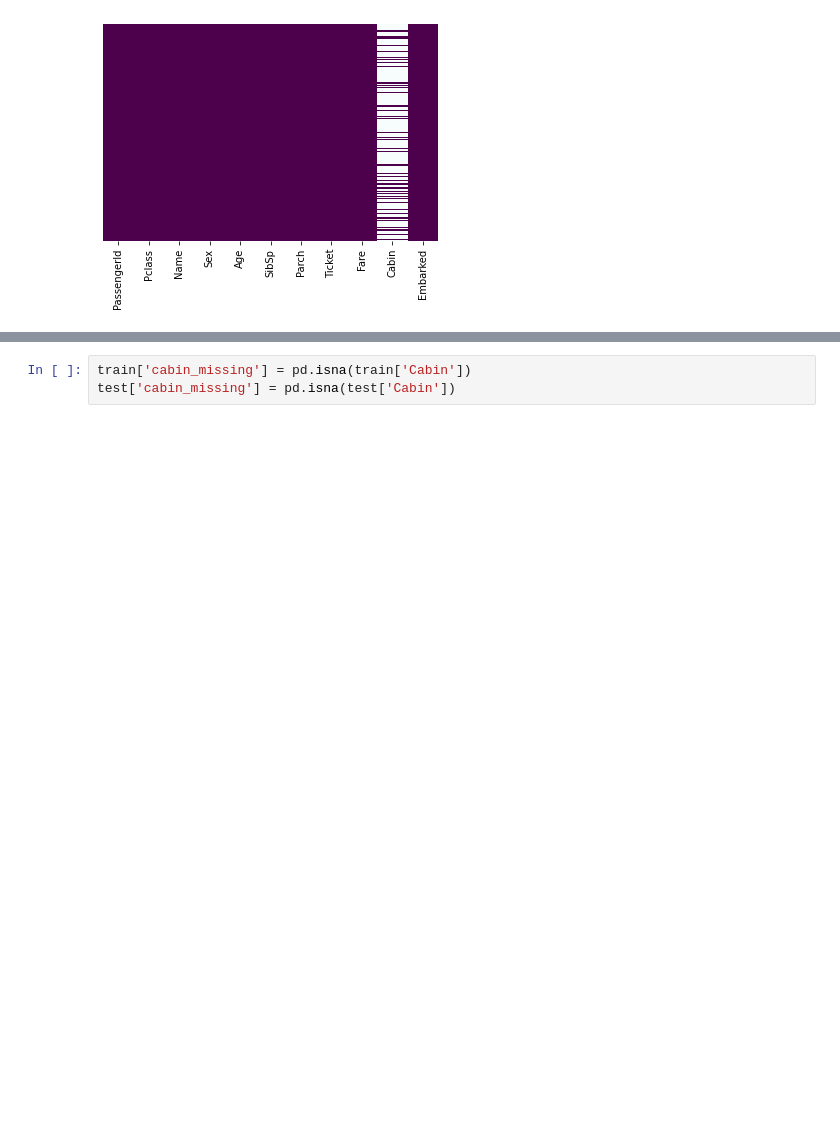
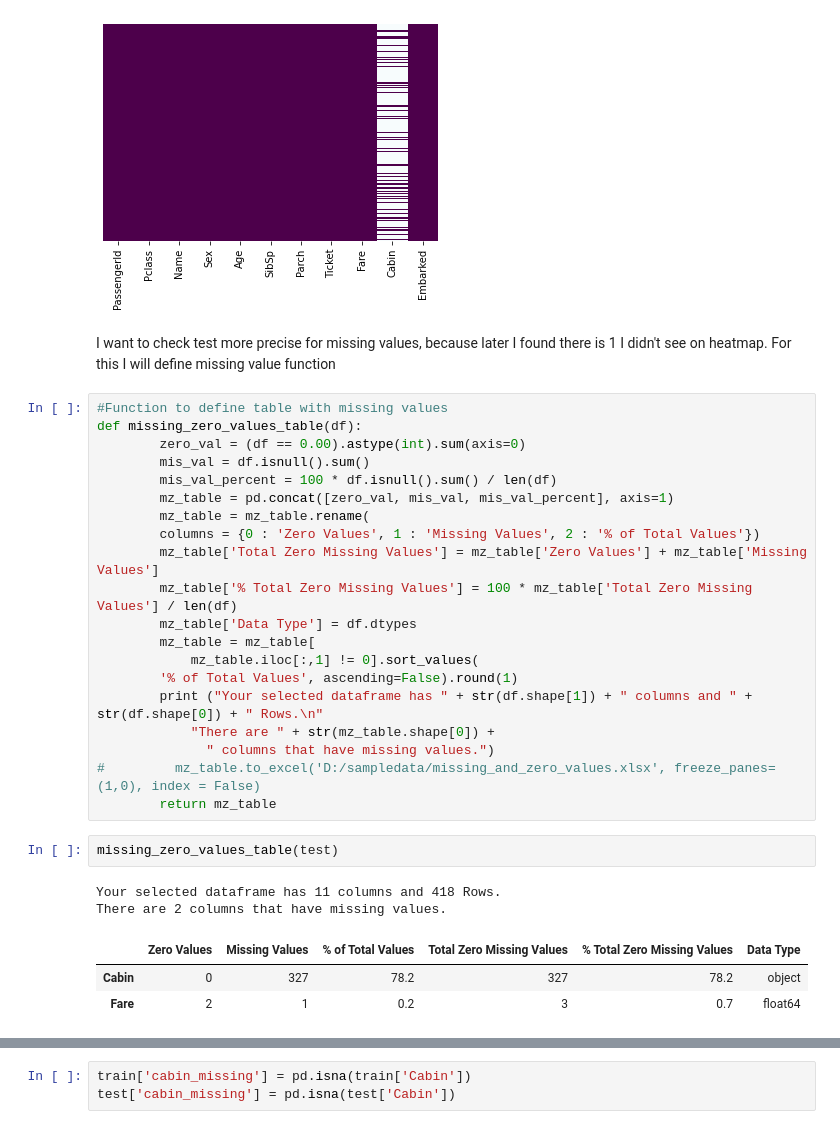
Before and after one commit to pilipentseva/nlp_assignment1, a Jupyter notebook: Assignment 1.ipynb, the cells around one changed output, grey strips where cells are left out. Saved outputs shown, nothing was run; the diff lists cells and outputs as text; blank space fills up the shorter version.

```diff
--- a/Assignment 1.ipynb
+++ b/Assignment 1.ipynb
@@ -109,3 +109,33 @@ sns.heatmap(test.isnull(), yticklabels=False,cbar=False, cmap='BuPu_r')
 # %% [output]
 <AxesSubplot:>
 [figure]
+# %% [markdown]
+I want to check test more precise for missing values, because later I found there is 1 I didn't see on heatmap. For this I will define missing value function
+# %%
+#Function to define table with missing values
+def missing_zero_values_table(df):
+        zero_val = (df == 0.00).astype(int).sum(axis=0)
+        mis_val = df.isnull().sum()
+        mis_val_percent = 100 * df.isnull().sum() / len(df)
+        mz_table = pd.concat([zero_val, mis_val, mis_val_percent], axis=1)
+        mz_table = mz_table.rename(
+        columns = {0 : 'Zero Values', 1 : 'Missing Values', 2 : '% of Total Values'})
+        mz_table['Total Zero Missing Values'] = mz_table['Zero Values'] + mz_table['Missing Values']
+        mz_table['% Total Zero Missing Values'] = 100 * mz_table['Total Zero Missing Values'] / len(df)
+        mz_table['Data Type'] = df.dtypes
+        mz_table = mz_table[
+            mz_table.iloc[:,1] != 0].sort_values(
+        '% of Total Values', ascending=False).round(1)
+        print ("Your selected dataframe has " + str(df.shape[1]) + " columns and " + str(df.shape[0]) + " Rows.\n"
+            "There are " + str(mz_table.shape[0]) +
+              " columns that have missing values.")
+#         mz_table.to_excel('D:/sampledata/missing_and_zero_values.xlsx', freeze_panes=(1,0), index = False)
+        return mz_table
+# %%
+missing_zero_values_table(test)
+# %% [output]
+Your selected dataframe has 11 columns and 418 Rows.
+There are 2 columns that have missing values.
+|  | Zero Values | Missing Values | % of Total Values | Total Zero Missing Values | % Total Zero Missing Values | Data Type |
+| Cabin | 0 | 327 | 78.2 | 327 | 78.2 | object |
+| Fare | 2 | 1 | 0.2 | 3 | 0.7 | float64 |
```
Also changed, not shown: parts of 18 cells of this notebook.
